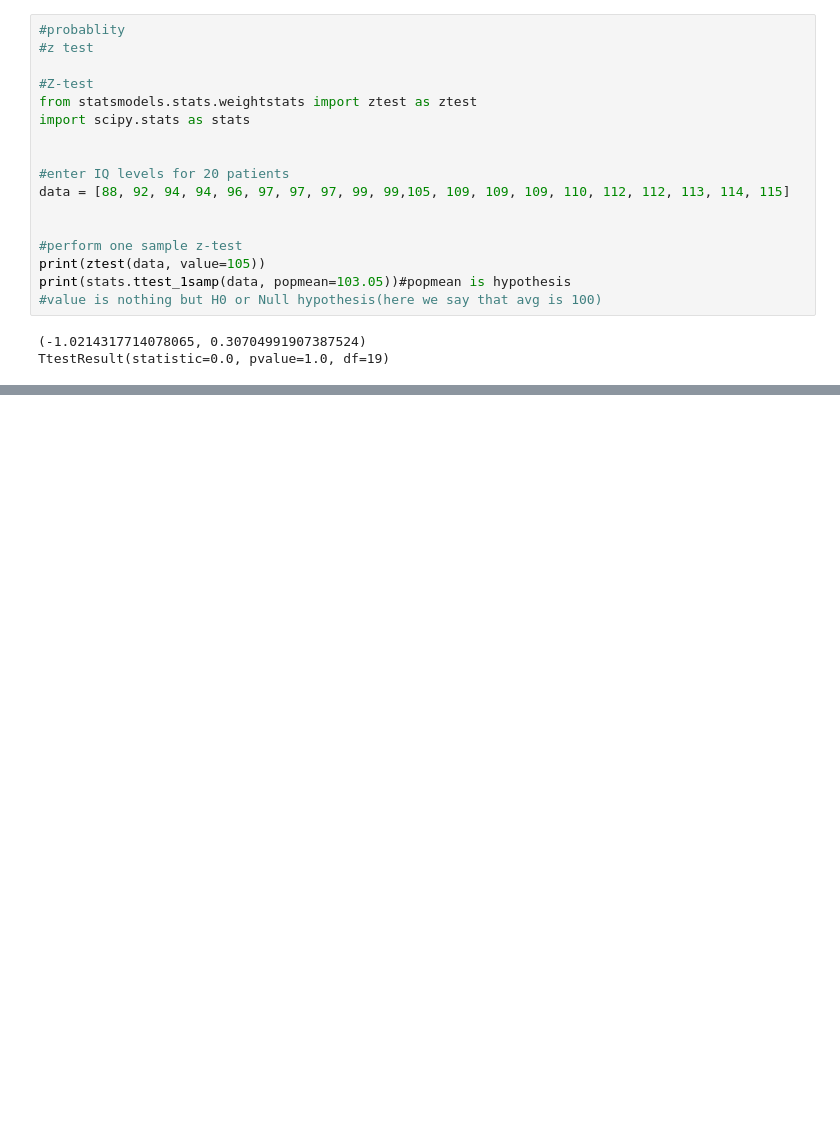
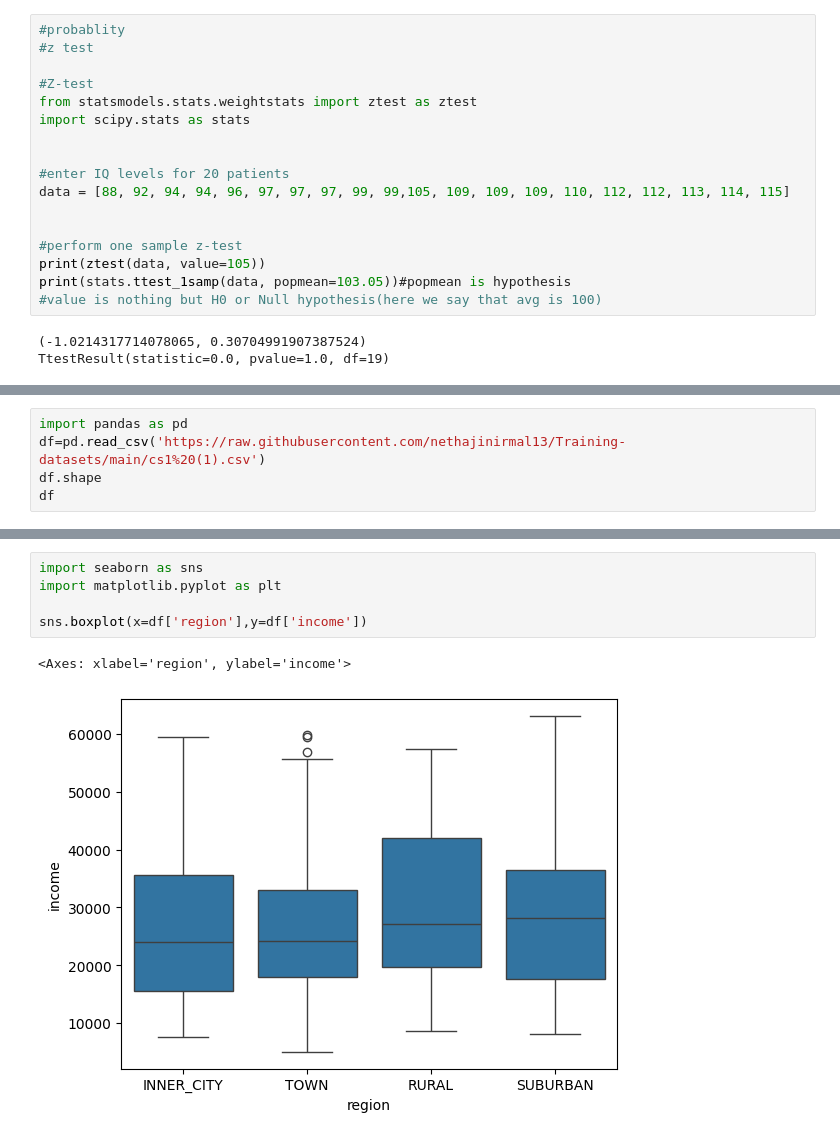
Before and after one commit to gowtham-dd/Data-Science-Basics, a Jupyter notebook: Statistics.ipynb, the cells around one changed output, grey strips where cells are left out. Drawn from its saved outputs; the diff is of its cells as text; blank space fills up the shorter version.

```diff
--- a/Statistics.ipynb
+++ b/Statistics.ipynb
@@ -230,0 +258,5 @@ TtestResult(statistic=-239.78243041264204, pvalue=0.0, df=767)
+# %%
+import pandas as pd
+df=pd.read_csv('https://raw.githubusercontent.com/nethajinirmal13/Training-datasets/main/cs1%20(1).csv')
+df.shape
+df
@@ -230,0 +344,8 @@ TtestResult(statistic=-239.78243041264204, pvalue=0.0, df=767)
+# %%
+import seaborn as sns
+import matplotlib.pyplot as plt
+
+sns.boxplot(x=df['region'],y=df['income'])
+# %% [output]
+<Axes: xlabel='region', ylabel='income'>
+[figure, added]
```
Also changed, not shown: parts of 9 cells of this notebook.
